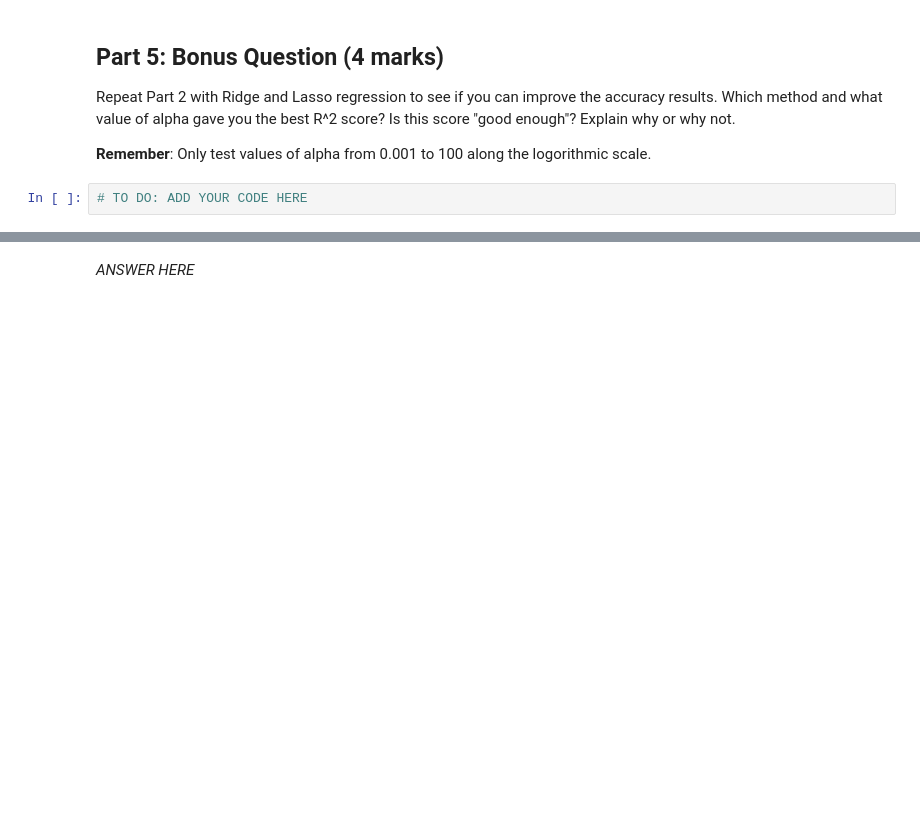
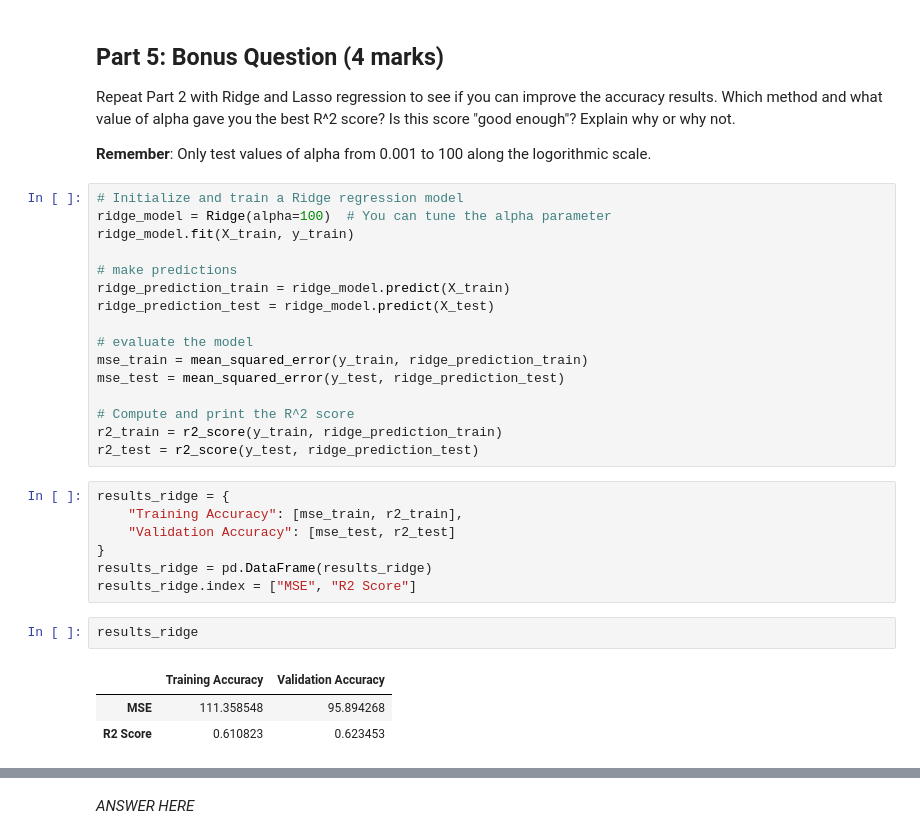
Before and after one commit to chvaldez10/Dog-Apps, a Jupyter notebook: ENSF 611/assignments/A2/Assignment 2.ipynb, the cells around one changed output, grey strips where cells are left out. Cells and saved outputs as stored; diff of their text form; blank space fills up the shorter version.

Commit message:
added ridge and lasso to a2

```diff
--- a/ENSF 611/assignments/A2/Assignment 2.ipynb
+++ b/ENSF 611/assignments/A2/Assignment 2.ipynb
@@ -332,4 +332,31 @@ Repeat Part 2 with Ridge and Lasso regression to see if you can improve the accu
 
 **Remember**: Only test values of alpha from 0.001 to 100 along the logorithmic scale.
 # %%
-# TO DO: ADD YOUR CODE HERE
+# Initialize and train a Ridge regression model
+ridge_model = Ridge(alpha=100)  # You can tune the alpha parameter
+ridge_model.fit(X_train, y_train)
+
+# make predictions
+ridge_prediction_train = ridge_model.predict(X_train)
+ridge_prediction_test = ridge_model.predict(X_test)
+
+# evaluate the model
+mse_train = mean_squared_error(y_train, ridge_prediction_train)
+mse_test = mean_squared_error(y_test, ridge_prediction_test)
+
+# Compute and print the R^2 score
+r2_train = r2_score(y_train, ridge_prediction_train)
+r2_test = r2_score(y_test, ridge_prediction_test)
+# %%
+results_ridge = {
+    "Training Accuracy": [mse_train, r2_train],
+    "Validation Accuracy": [mse_test, r2_test]
+}
+results_ridge = pd.DataFrame(results_ridge)
+results_ridge.index = ["MSE", "R2 Score"]
+# %%
+results_ridge
+# %% [output]
+|  | Training Accuracy | Validation Accuracy |
+| MSE | 111.358548 | 95.894268 |
+| R2 Score | 0.610823 | 0.623453 |
```
Also changed, not shown: parts of 8 cells of this notebook.
